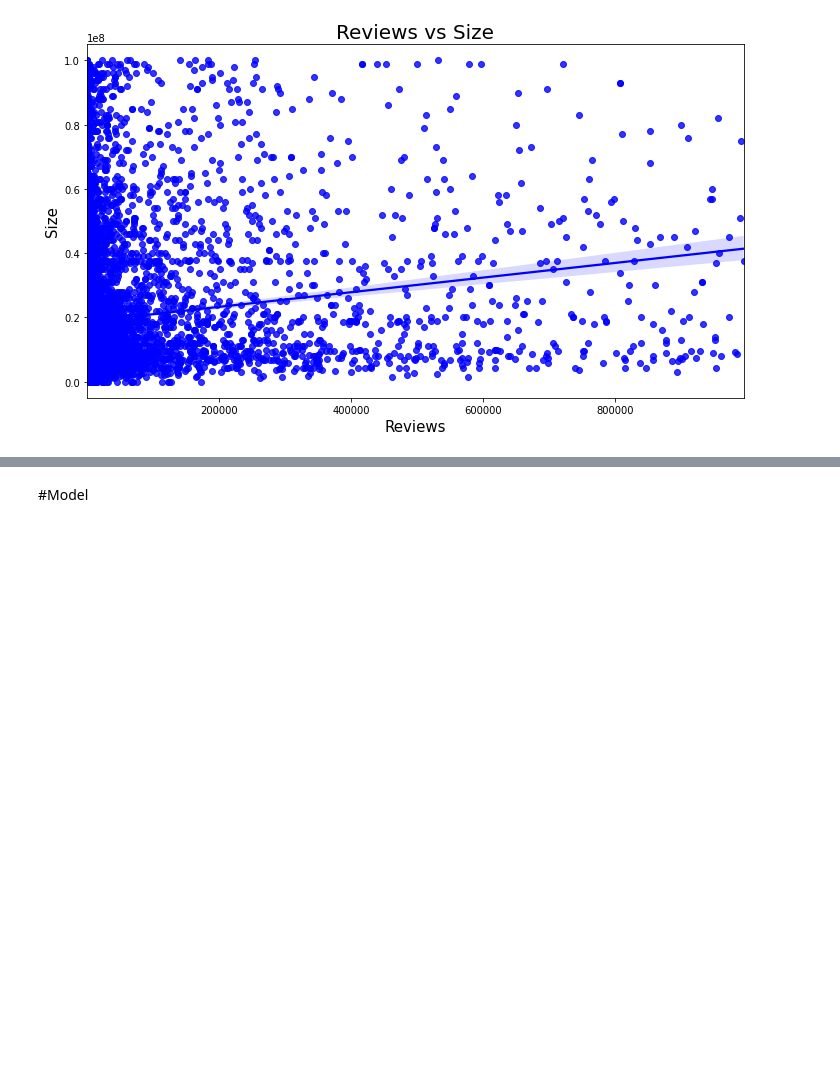
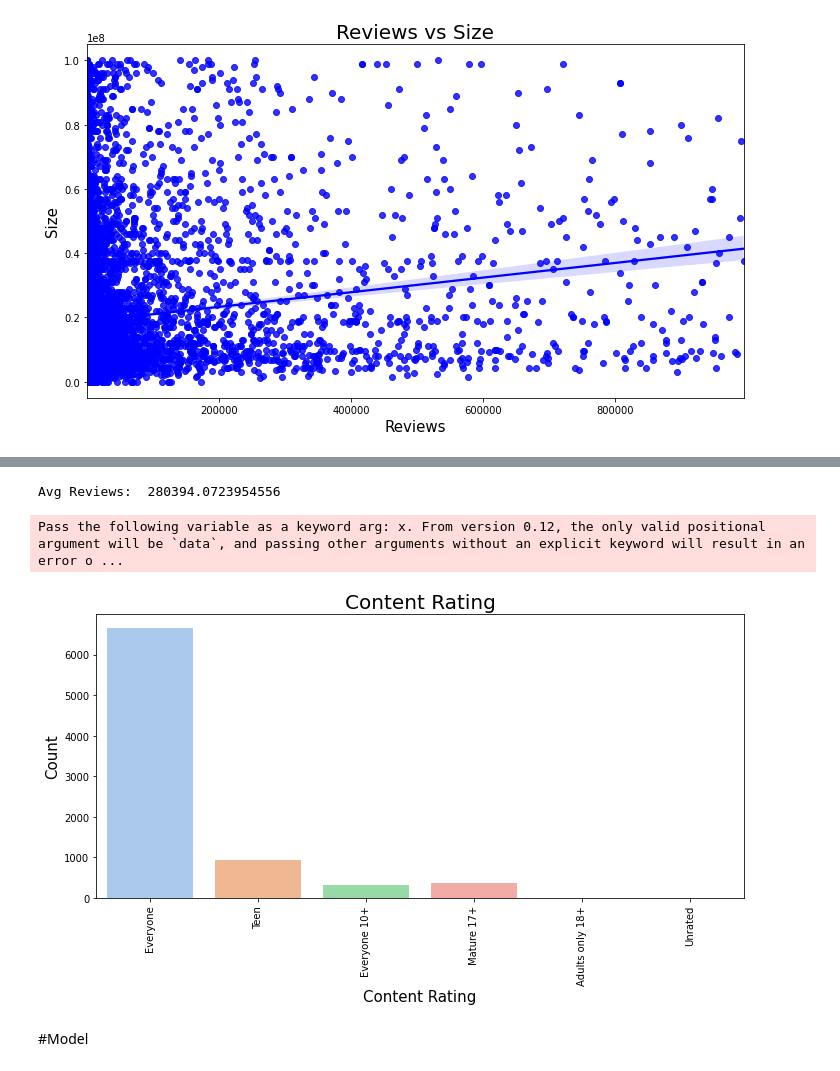
Before and after one commit to Rootbro92/AI_06_Section2_Project, a Jupyter notebook: AI_06_박근형_Section2.ipynb, the cells around one changed output, grey strips where cells are left out. Drawn from its saved outputs; the diff is of its cells as text; code cells hidden in the pictures; blank space fills up the shorter version.

```diff
--- a/AI_06_박근형_Section2.ipynb
+++ b/AI_06_박근형_Section2.ipynb
@@ -418,3 +420,19 @@ Successfully installed category-encoders-2.2.2
+# %%
+print('Avg Reviews: ',df['Reviews'].mean())
+# %% [output]
+Avg Reviews:  280394.0723954556
+# %%
+plt.figure(figsize=(10,6))
+fig=sns.countplot(df['Content Rating'],palette='pastel')
+fig.set_xlabel("Content Rating",size=15)
+fig.set_ylabel("Count",size=15)
+plt.xticks(size=10,rotation=90)
+plt.yticks(size=10)
+plt.title('Content Rating',size = 20)
+plt.tight_layout()
+# %% [output]
+Pass the following variable as a keyword arg: x. From version 0.12, the only valid positional argument will be `data`, and passing other arguments without an explicit keyword will result in an error o ...
+[figure, added]
 # %% [markdown]
 #Model
 # %%
```
Also changed, not shown: parts of 16 cells of this notebook.
